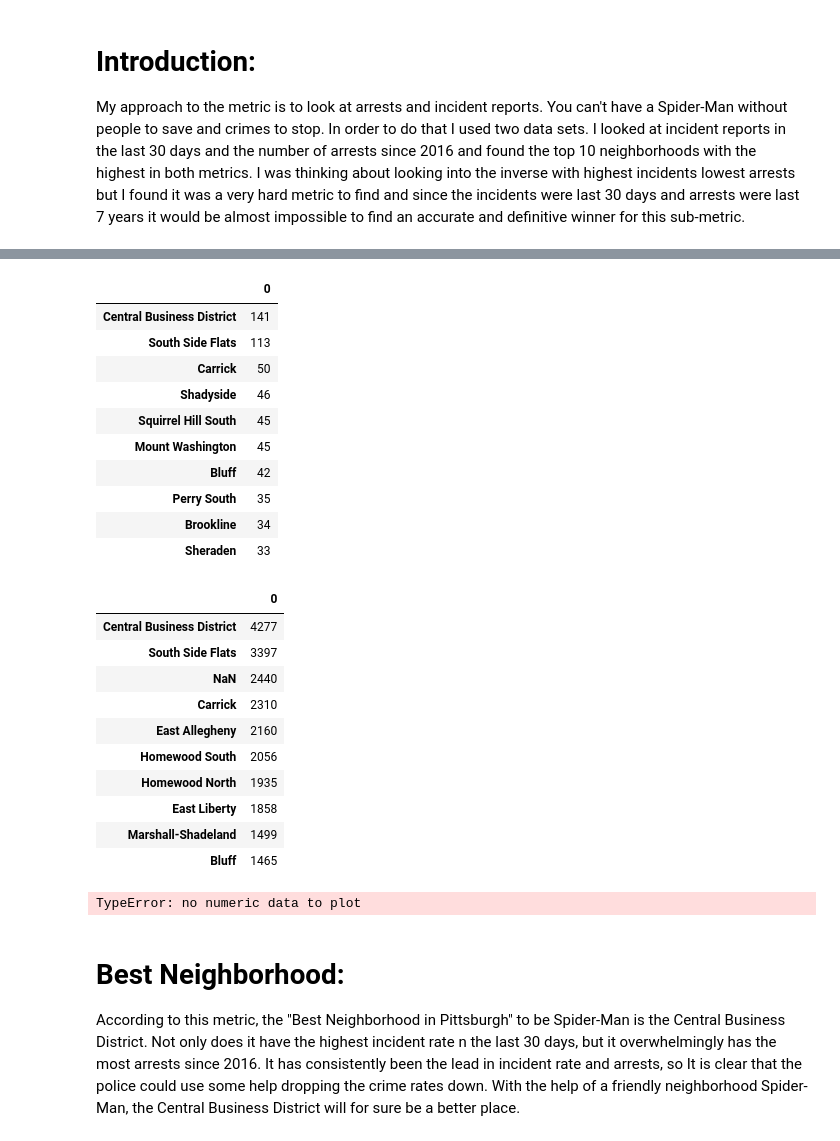
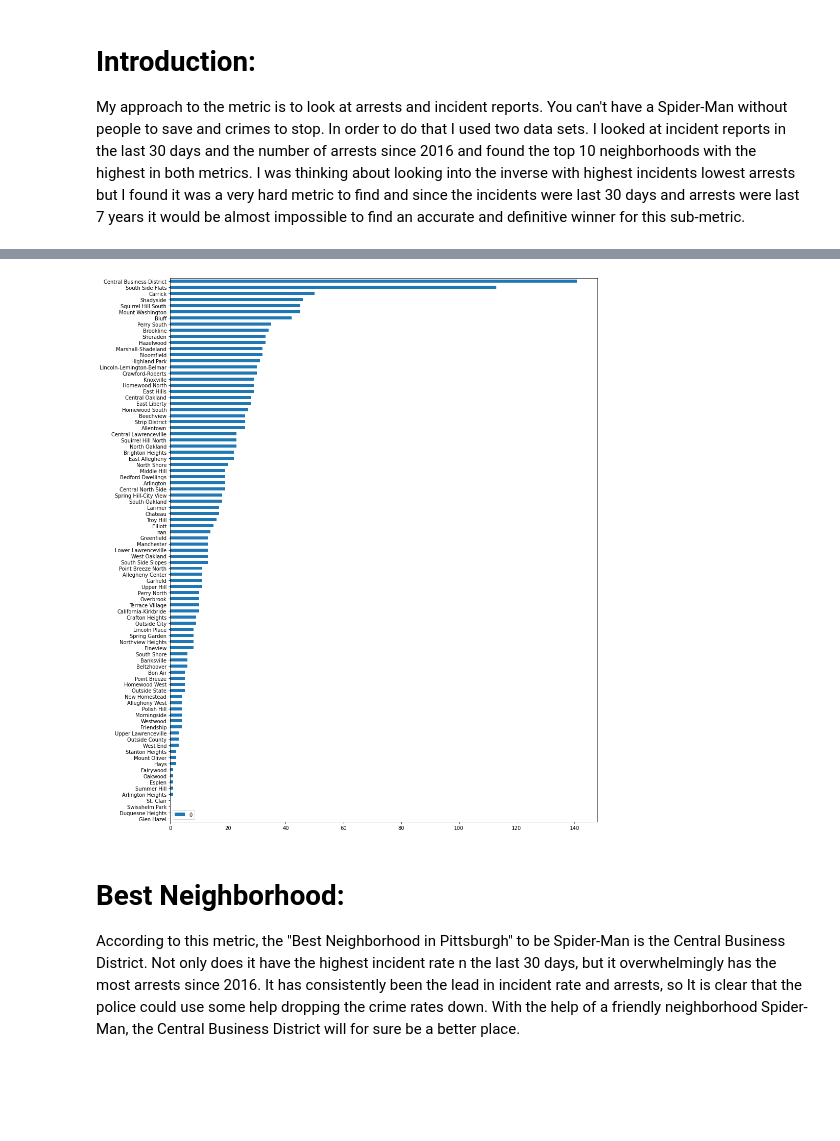
Before and after one commit to ConnorReger/FinalProject, a Jupyter notebook: Connor.ipynb, the cells around one changed output, grey strips where cells are left out. Drawn from its saved outputs; the diff is of its cells as text; code cells hidden in the pictures; blank space fills up the shorter version.

```diff
--- a/Connor.ipynb
+++ b/Connor.ipynb
@@ -19,0 +38,12 @@ graph.plot(column='')
+# %%
+incidents = pd.read_csv('Incidents.csv')
+data = {}
+for index, row in incidents.iterrows():
+    if row.INCIDENTNEIGHBORHOOD in data:
+        data[row.INCIDENTNEIGHBORHOOD] = data[row.INCIDENTNEIGHBORHOOD] + 1
+    else:
+        data[row.INCIDENTNEIGHBORHOOD] = 0
+neighborhoods = pd.DataFrame.from_dict(data, orient="index")
+neighborhoods = neighborhoods.sort_values(0, ascending = False)
+
+neighborhoods.head(10)
@@ -20,64 +62,20 @@ graph.plot(column='')
 # %%
-import pandas as pd
 import numpy as np
-import geopandas as gpd
 %matplotlib inline
 import matplotlib.pyplot as plt
 
-incidents = pd.read_csv('Incidents.csv', sep=",")
+incidents = pd.read_csv('Incidents.csv')
 data = {}
 for index, row in incidents.iterrows():
     if row.INCIDENTNEIGHBORHOOD in data:
         data[row.INCIDENTNEIGHBORHOOD] = data[row.INCIDENTNEIGHBORHOOD] + 1
     else:
         data[row.INCIDENTNEIGHBORHOOD] = 0
-neighborhoods = pd.DataFrame.from_dict(data, orient='index')
-neighborhoods = neighborhoods.sort_values(0, ascending = False)
-neighborhoods.head(10)
+neighborhoods = pd.DataFrame.from_dict(data, orient="index")
+neighborhoods = neighborhoods.sort_values(0, ascending = True)
+graph = neighborhoods.plot.barh(figsize=(15,neighborhoods.shape[0] * 0.22))
 # %% [output]
-|  | 0 |
-| Central Business District | 141 |
-| South Side Flats | 113 |
-| Carrick | 50 |
-| Shadyside | 46 |
-| Squirrel Hill South | 45 |
-| Mount Washington | 45 |
-| Bluff | 42 |
-| Perry South | 35 |
-| Brookline | 34 |
-| Sheraden | 33 |
+[figure, added]
-# %%
-arrests = pd.read_csv('Arrests.csv', sep=",")
-data = {}
-
-for index, row in arrests.iterrows():
-    if row.INCIDENTNEIGHBORHOOD in data:
-        data[row.INCIDENTNEIGHBORHOOD] = data[row.INCIDENTNEIGHBORHOOD] + 1
-    else:
-        data[row.INCIDENTNEIGHBORHOOD] = 0
-neighborhoods = pd.DataFrame.from_dict(data, orient='index')
-neighborhoods = neighborhoods.sort_values(0, ascending = False)
-neighborhoods.head(10)
-# %% [output]
-|  | 0 |
-| Central Business District | 4277 |
-| South Side Flats | 3397 |
-| NaN | 2440 |
-| Carrick | 2310 |
-| East Allegheny | 2160 |
-| Homewood South | 2056 |
-| Homewood North | 1935 |
-| East Liberty | 1858 |
-| Marshall-Shadeland | 1499 |
-| Bluff | 1465 |
-# %%
-import numpy as np
-%matplotlib inline
-import matplotlib.pyplot as plt
-
-arrests["INCIDENTNEIGHBORHOOD"].plot.density()
-# %% [output]
-TypeError: no numeric data to plot
 # %% [markdown]
 # **Best Neighborhood**: <br>
    According to this metric, the "Best Neighborhood in Pittsburgh" to be Spider-Man is the Central Business District. Not only does it have the highest incident rate n the last 30 days, but it overwhelmingly has the most arrests since 2016. It has consistently been the lead in incident rate and arrests, so It is clear that the police could use some help dropping the crime rates down. With the help of a friendly neighborhood Spider-Man, the Central Business District will for sure be a better place.
```
Also changed, not shown: parts of 3 cells of this notebook, 1 other file.
